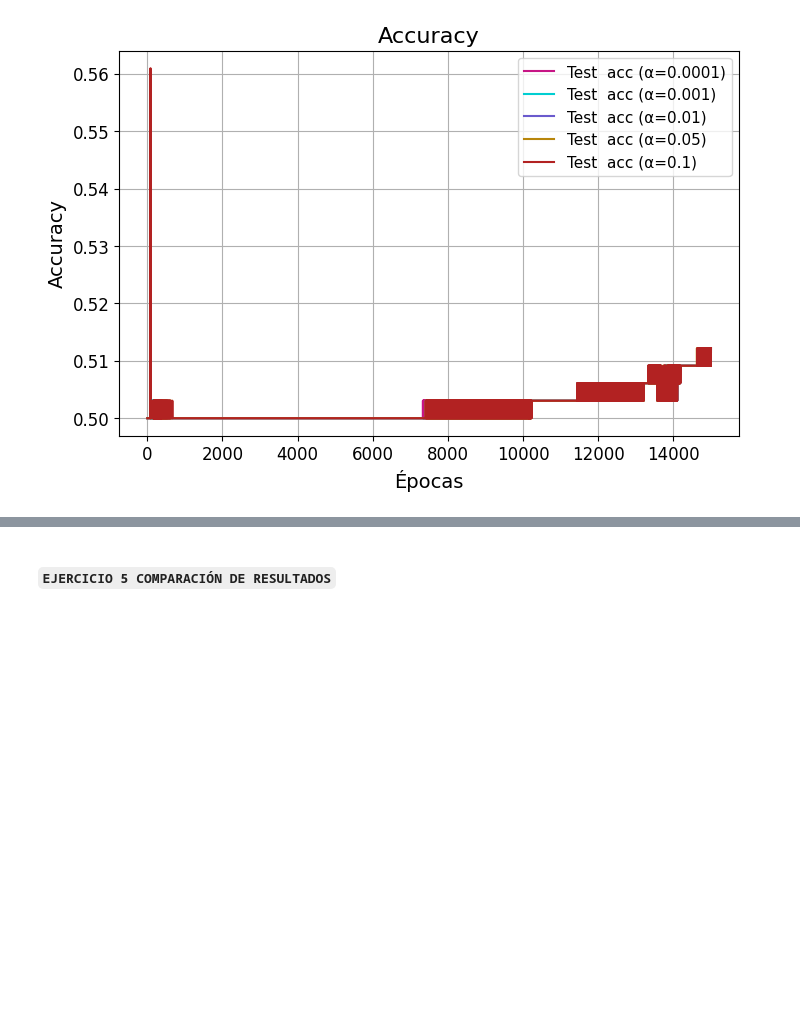
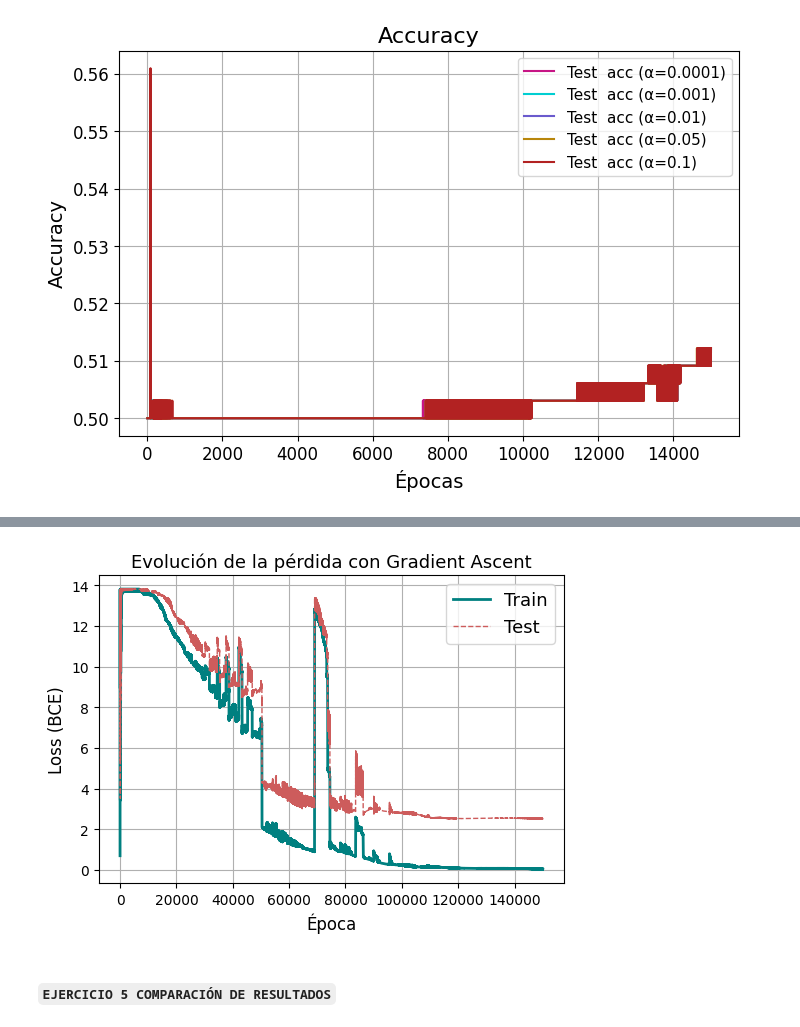
Before and after one commit to mt0488/TP2-Metodos, a Jupyter notebook: trabajov5.ipynb, the cells around one changed output, grey strips where cells are left out. Saved outputs shown, nothing was run; the diff lists cells and outputs as text; code cells hidden in the pictures; blank space fills up the shorter version.

```diff
--- a/trabajov5.ipynb
+++ b/trabajov5.ipynb
@@ -114,6 +137,5 @@ def evaluate_model(X, y, w, b):
 # %%
-# Entrenamiento
-w, b, loss_history_train, acc_history_train, loss_history_test, acc_history_test = gradient_descent_train(X_train, y_train, X_test, y_test, alpha=0.01, max_epochs=1000)
+w, b, loss_history_train, acc_history_train, loss_history_test, acc_history_test = gradient_descent_eval(X_train, y_train, X_test, y_test, alpha=0.01, max_epochs=1000)
 
 mse_train, acc_train = evaluate_model(X_train, y_train, w, b)
 mse_test, acc_test = evaluate_model(X_test, y_test, w, b)
@@ -195,7 +216,7 @@ alphas = [0.0001, 0.001, 0.01, 0.05, 0.1]
 results_alpha_sweep = {}
 for alpha in tqdm(alphas, desc="Alphas"):
 
-    w, b, loss_history_train, acc_history_train, loss_history_test, acc_history_test = gradient_descent_train(X_train_n, y_train, X_test_n, y_test, alpha=alpha, max_epochs=10000)
+    w, b, loss_history_train, acc_history_train, loss_history_test, acc_history_test = gradient_descent_eval(X_train_n, y_train, X_test_n, y_test, alpha=alpha, max_epochs=10000)
     mse_test, acc_test = evaluate_model(X_test_n, y_test, w, b)
     mse_train, acc_train = evaluate_model(X_train, y_train, w, b)
 
@@ -656,7 +677,7 @@ Epoch 50000 | loss=7.4501, acc=0.7216
 # %% [markdown]
 ##### `EJERCICIO 3`
 # %%
-def gradient_ascent_eval(X_train, y_train, X_test=None, y_test=None, seed=SEED, alpha=1e-3, max_epochs=1000, verbose=True):
+def gradient_ascent_with_eval(X_train, y_train, X_test=None, y_test=None, seed=SEED, alpha=1e-3, max_epochs=1000, verbose=True):
 
     np.random.seed(seed)
     N, K   = X_train.shape
@@ -706,9 +727,9 @@ def gradient_ascent_eval(X_train, y_train, X_test=None, y_test=None, seed=SEED,
         w, b,
         loss_hist_train, acc_hist_train,
         loss_hist_test,  acc_hist_test
-#     )
+    )
 
-# def gradient_ascent_eval(X_train, y_train, X_test=None, y_test=None,
+# def gradient_ascent_with_eval(X_train, y_train, X_test=None, y_test=None,
 #                          seed=42, alpha=1e-3, max_epochs=1000, verbose=True):
 
 #     # ——— Convertir las entradas a CuPy ———
@@ -846,0 +870,9 @@ plot_metrics_by_alpha(results_ascent, title1="Pérdida Log-Verosímil", title2="
+# %%
+w_opt, b_opt, train_loss_hist, train_acc_hist, test_loss_hist, test_acc_hist = gradient_ascent_with_eval(
+    X_train_n, y_train,
+    X_test_n,  y_test,
+    seed=SEED,
+    alpha=0.001,
+    max_epochs=150000,
+    verbose=True
+)
@@ -847,2 +891,6 @@ plot_metrics_by_alpha(results_ascent, title1="Pérdida Log-Verosímil", title2="
+# %%
+plot_loss(train_loss_hist, test_loss_hist, title="Evolución de la pérdida con Gradient Ascent", gd=False, lw=1)
+# %% [output]
+[figure, added]
 # %% [markdown]
 ##### `EJERCICIO 5 COMPARACIÓN DE RESULTADOS`
```
Also changed, not shown: parts of 9 cells of this notebook.
